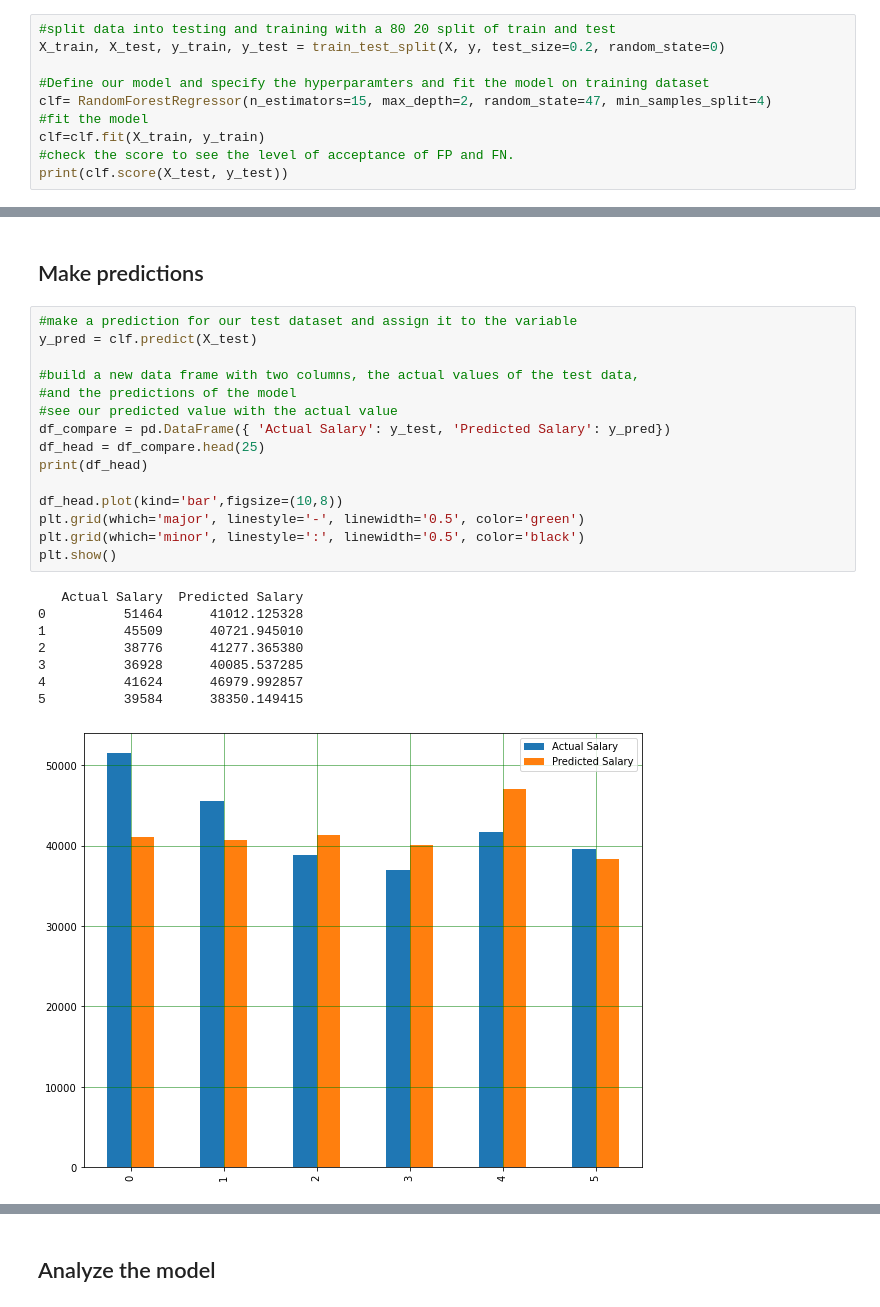
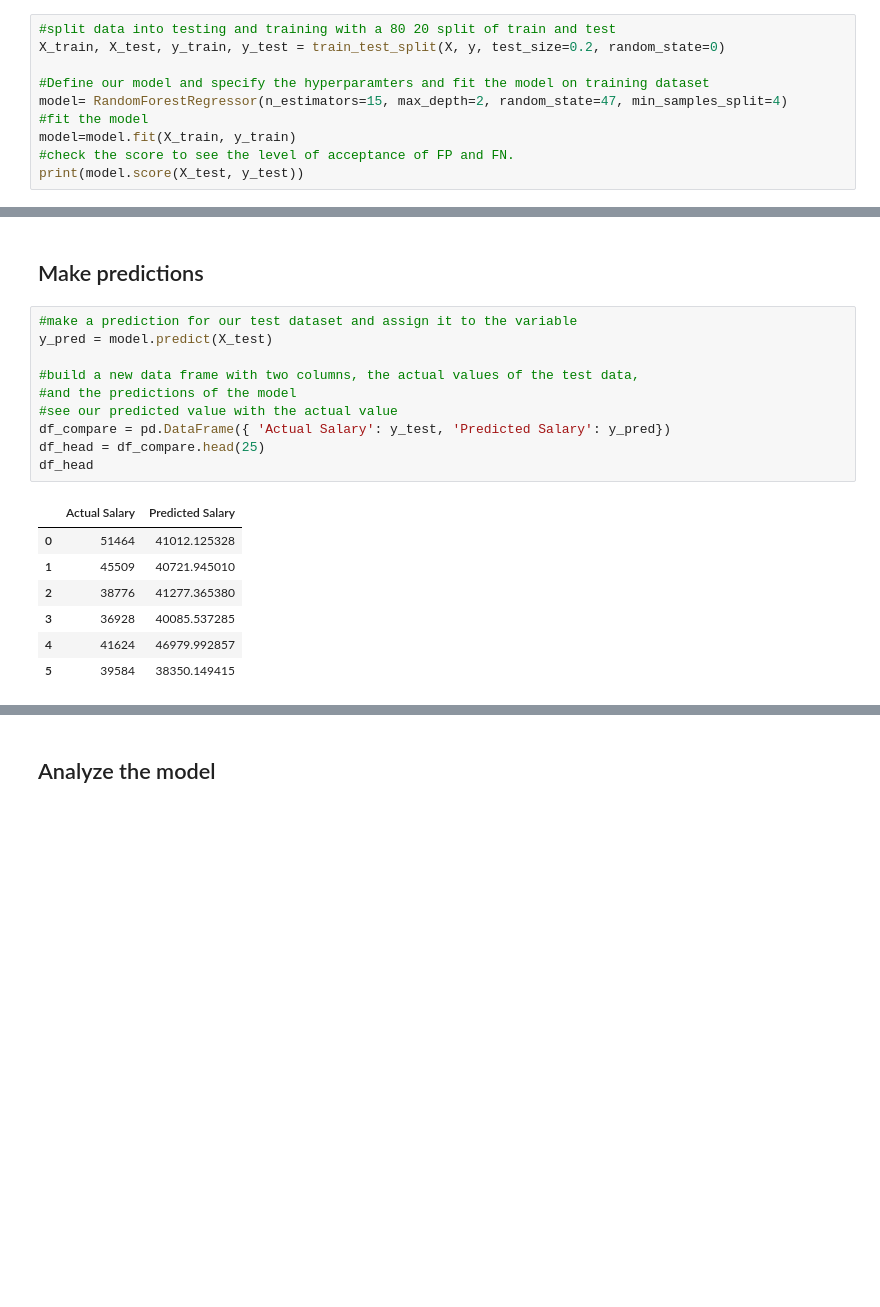
Before and after one commit to Malyrion/Intro-to-AI-CW, a Jupyter notebook: Intro_to_AI_CW.ipynb, the cells around one changed output, grey strips where cells are left out. Drawn from its saved outputs; the diff is of its cells as text; blank space fills up the shorter version.

```diff
--- a/Intro_to_AI_CW.ipynb
+++ b/Intro_to_AI_CW.ipynb
@@ -82,36 +77,30 @@ y = jobsRF['Salary'].values
 X_train, X_test, y_train, y_test = train_test_split(X, y, test_size=0.2, random_state=0)
 
 #Define our model and specify the hyperparamters and fit the model on training dataset
-clf= RandomForestRegressor(n_estimators=15, max_depth=2, random_state=47, min_samples_split=4)
+model= RandomForestRegressor(n_estimators=15, max_depth=2, random_state=47, min_samples_split=4)
 #fit the model
-clf=clf.fit(X_train, y_train)
+model=model.fit(X_train, y_train)
 #check the score to see the level of acceptance of FP and FN.
-print(clf.score(X_test, y_test))
+print(model.score(X_test, y_test))
 # %% [output]
 -0.2455437816276782
 # %% [markdown]
 ## Make predictions
 # %%
 #make a prediction for our test dataset and assign it to the variable
-y_pred = clf.predict(X_test)
+y_pred = model.predict(X_test)
 
 #build a new data frame with two columns, the actual values of the test data,
 #and the predictions of the model
 #see our predicted value with the actual value
 df_compare = pd.DataFrame({ 'Actual Salary': y_test, 'Predicted Salary': y_pred})
 df_head = df_compare.head(25)
-print(df_head)
-
-df_head.plot(kind='bar',figsize=(10,8))
-plt.grid(which='major', linestyle='-', linewidth='0.5', color='green')
-plt.grid(which='minor', linestyle=':', linewidth='0.5', color='black')
-plt.show()
+df_head
 # %% [output]
-   Actual Salary  Predicted Salary
-0          51464      41012.125328
-1          45509      40721.945010
-2          38776      41277.365380
-3          36928      40085.537285
-4          41624      46979.992857
-5          39584      38350.149415
-[figure, removed]
+|  | Actual Salary | Predicted Salary |
+| 0 | 51464 | 41012.125328 |
+| 1 | 45509 | 40721.945010 |
+| 2 | 38776 | 41277.365380 |
+| 3 | 36928 | 40085.537285 |
+| 4 | 41624 | 46979.992857 |
+| 5 | 39584 | 38350.149415 |
```
Also changed, not shown: parts of 5 cells of this notebook, 1 other file.
